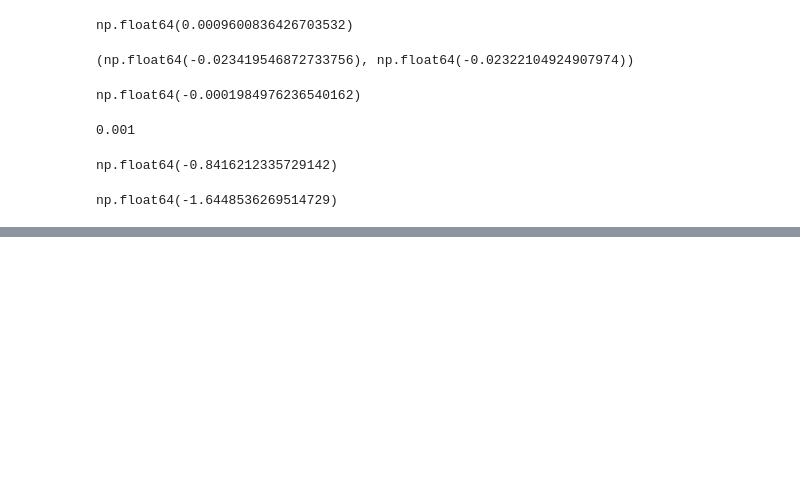
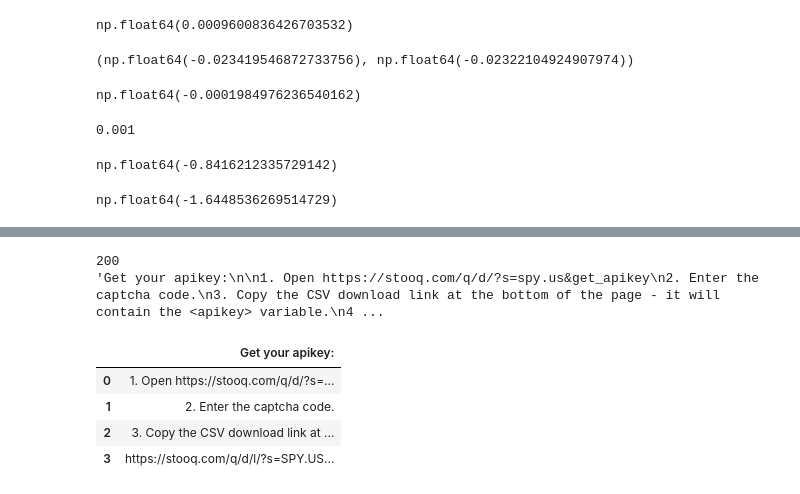
Before and after one commit to sushmita212/Portfolio_Risk_Monitor, a Jupyter notebook: src/risk/Notebooks/exploration.ipynb, the cells around one changed output, grey strips where cells are left out. Drawn from its saved outputs; the diff is of its cells as text; code cells hidden in the pictures; blank space fills up the shorter version.

Commit message:
data refresh check

```diff
--- a/src/risk/Notebooks/exploration.ipynb
+++ b/src/risk/Notebooks/exploration.ipynb
@@ -146,0 +149,5 @@ np.float64(-1.6448536269514729)
+# %%
+with open(csv_path) as f:
+    lines = f.readlines()
+    counts = [line.count(',') for line in lines]
+    print(set(counts))
@@ -146,0 +156,13 @@ np.float64(-1.6448536269514729)
+# %%
+ASSETS =  [
+    "SPY.US", "QQQ.US", "IWM.US", "XLF.US",
+    "XLK.US", "XLE.US", "TLT.US", "LQD.US",
+    "GLD.US", "SLV.US", "VNQ.US", "XOM.US"
+    ]
+# %%
+for a in ASSETS:
+    csv_path = PROJECT_ROOT / "data" / "raw" / f"{a}.csv"
+    with open(csv_path) as f:
+        lines = f.readlines()
+        counts = [line.count(',') for line in lines]
+        print(f"{a}: {set(counts)}")
@@ -146,0 +182,12 @@ np.float64(-1.6448536269514729)
+# %%
+import requests
+
+symbol = "SPY.US"
+url = "https://stooq.com/q/d/l/?s=spy.us&i=d"
+
+r = requests.get(url)
+print(r.status_code)
+print(repr(r.text[:1000]))  # raw chars, shows \n \r etc
+# %% [output]
+200
+'Get your apikey:\n\n1. Open https://stooq.com/q/d/?s=spy.us&get_apikey\n2. Enter the captcha code.\n3. Copy the CSV download link at the bottom of the page - it will contain the <apikey> variable.\n4 ...
@@ -146,0 +197,8 @@ np.float64(-1.6448536269514729)
+# %%
+df
+# %% [output]
+|  | Get your apikey: |
+| 0 | 1. Open https://stooq.com/q/d/?s=... |
+| 1 | 2. Enter the captcha code. |
+| 2 | 3. Copy the CSV download link at ... |
+| 3 | https://stooq.com/q/d/l/?s=SPY.US... |
```
Also changed, not shown: parts of 7 cells of this notebook, 4 other files.
